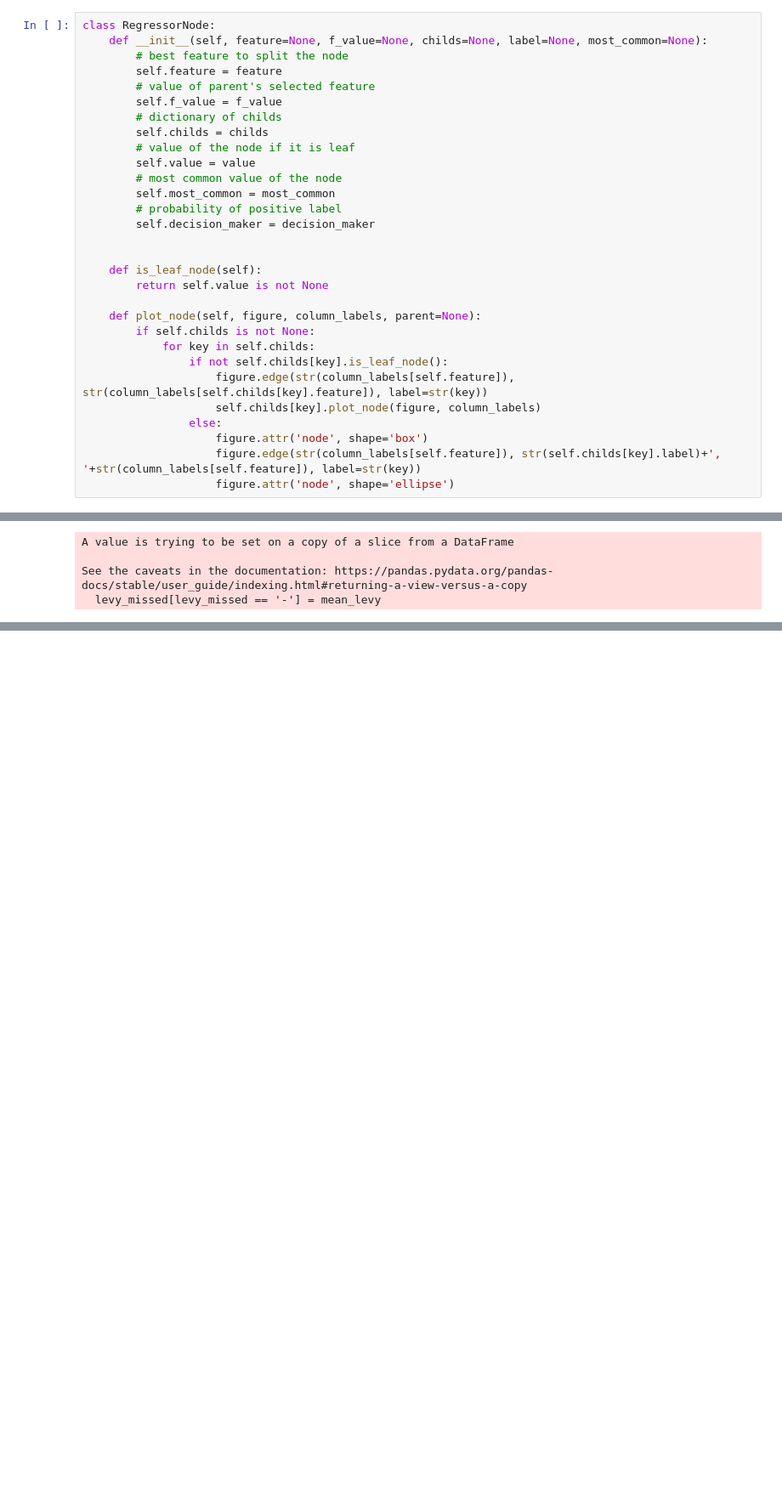
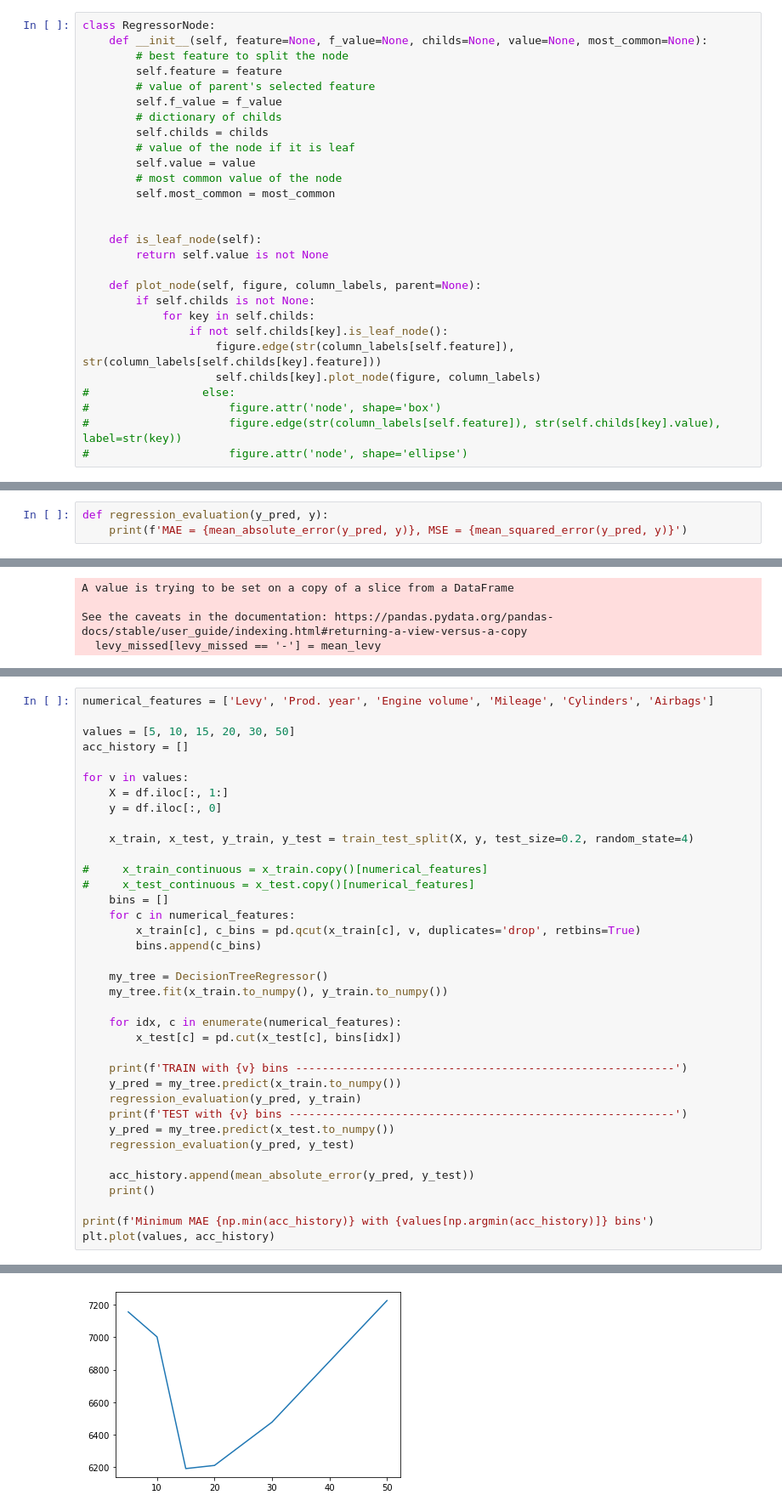
Before and after one commit to AlirezaSM/decision-tree, a Jupyter notebook: decision_tree.ipynb, the cells around one changed output, grey strips where cells are left out. Shown at 85% size. Drawn from its saved outputs; the diff is of its cells as text; blank space fills up the shorter version.

Commit message:
Regression implemented with three different strategy

```diff
--- a/decision_tree.ipynb
+++ b/decision_tree.ipynb
@@ -714,7 +715,7 @@ Accuracy=0.9211, Precision=0.8824, Recall=0.8571, F1=0.8696
 # Decision Tree Regressor
 # %%
 class RegressorNode:
-    def __init__(self, feature=None, f_value=None, childs=None, label=None, most_common=None):
+    def __init__(self, feature=None, f_value=None, childs=None, value=None, most_common=None):
         # best feature to split the node
         self.feature = feature
         # value of parent's selected feature
@@ -725,8 +726,6 @@ class RegressorNode:
         self.value = value
         # most common value of the node
         self.most_common = most_common
-        # probability of positive label
-        self.decision_maker = decision_maker
 
 
     def is_leaf_node(self):
@@ -736,11 +735,11 @@ class RegressorNode:
         if self.childs is not None:
             for key in self.childs:
                 if not self.childs[key].is_leaf_node():
-                    figure.edge(str(column_labels[self.feature]), str(column_labels[self.childs[key].feature]), label=str(key))
+                    figure.edge(str(column_labels[self.feature]), str(column_labels[self.childs[key].feature]))
                     self.childs[key].plot_node(figure, column_labels)
-                else:
-                    figure.attr('node', shape='box')
-                    figure.edge(str(column_labels[self.feature]), str(self.childs[key].label)+', '+str(column_labels[self.feature]), label=str(key))
-                    figure.attr('node', shape='ellipse')
+#                 else:
+#                     figure.attr('node', shape='box')
+#                     figure.edge(str(column_labels[self.feature]), str(self.childs[key].value), label=str(key))
+#                     figure.attr('node', shape='ellipse')
 # %%
 class DecisionTreeRegressor:
@@ -864,3 +857,6 @@ class DecisionTreeRegressor:
+# %%
+def regression_evaluation(y_pred, y):
+    print(f'MAE = {mean_absolute_error(y_pred, y)}, MSE = {mean_squared_error(y_pred, y)}')
 # %% [markdown]
 ## Car price dataset
 # %%
@@ -949,0 +950,38 @@ dtype: object
+# %%
+numerical_features = ['Levy', 'Prod. year', 'Engine volume', 'Mileage', 'Cylinders', 'Airbags']
+
+values = [5, 10, 15, 20, 30, 50]
+acc_history = []
+
+for v in values:
+    X = df.iloc[:, 1:]
+    y = df.iloc[:, 0]
+
+    x_train, x_test, y_train, y_test = train_test_split(X, y, test_size=0.2, random_state=4)
+
+#     x_train_continuous = x_train.copy()[numerical_features]
+#     x_test_continuous = x_test.copy()[numerical_features]
+    bins = []
+    for c in numerical_features:
+        x_train[c], c_bins = pd.qcut(x_train[c], v, duplicates='drop', retbins=True)
+        bins.append(c_bins)
+
+    my_tree = DecisionTreeRegressor()
+    my_tree.fit(x_train.to_numpy(), y_train.to_numpy())
+
+    for idx, c in enumerate(numerical_features):
+        x_test[c] = pd.cut(x_test[c], bins[idx])
+
+    print(f'TRAIN with {v} bins ---------------------------------------------------------')
+    y_pred = my_tree.predict(x_train.to_numpy())
+    regression_evaluation(y_pred, y_train)
+    print(f'TEST with {v} bins ----------------------------------------------------------')
+    y_pred = my_tree.predict(x_test.to_numpy())
+    regression_evaluation(y_pred, y_test)
+
+    acc_history.append(mean_absolute_error(y_pred, y_test))
+    print()
+
+print(f'Minimum MAE {np.min(acc_history)} with {values[np.argmin(acc_history)]} bins')
+plt.plot(values, acc_history)
+# %% [output]
@@ -949,0 +1006 @@ dtype: object
+[figure, added]
```
Also changed, not shown: parts of 13 cells of this notebook.
